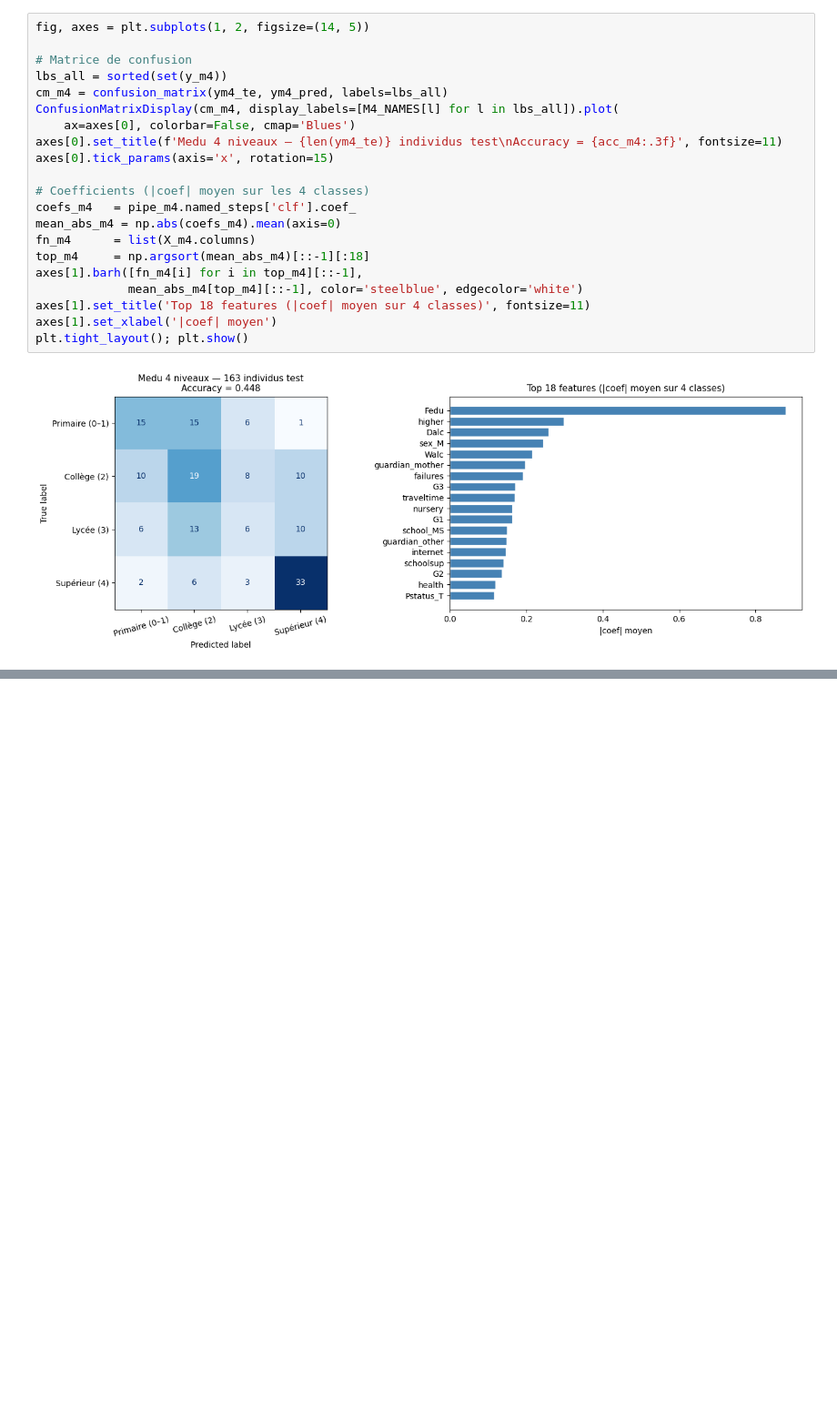
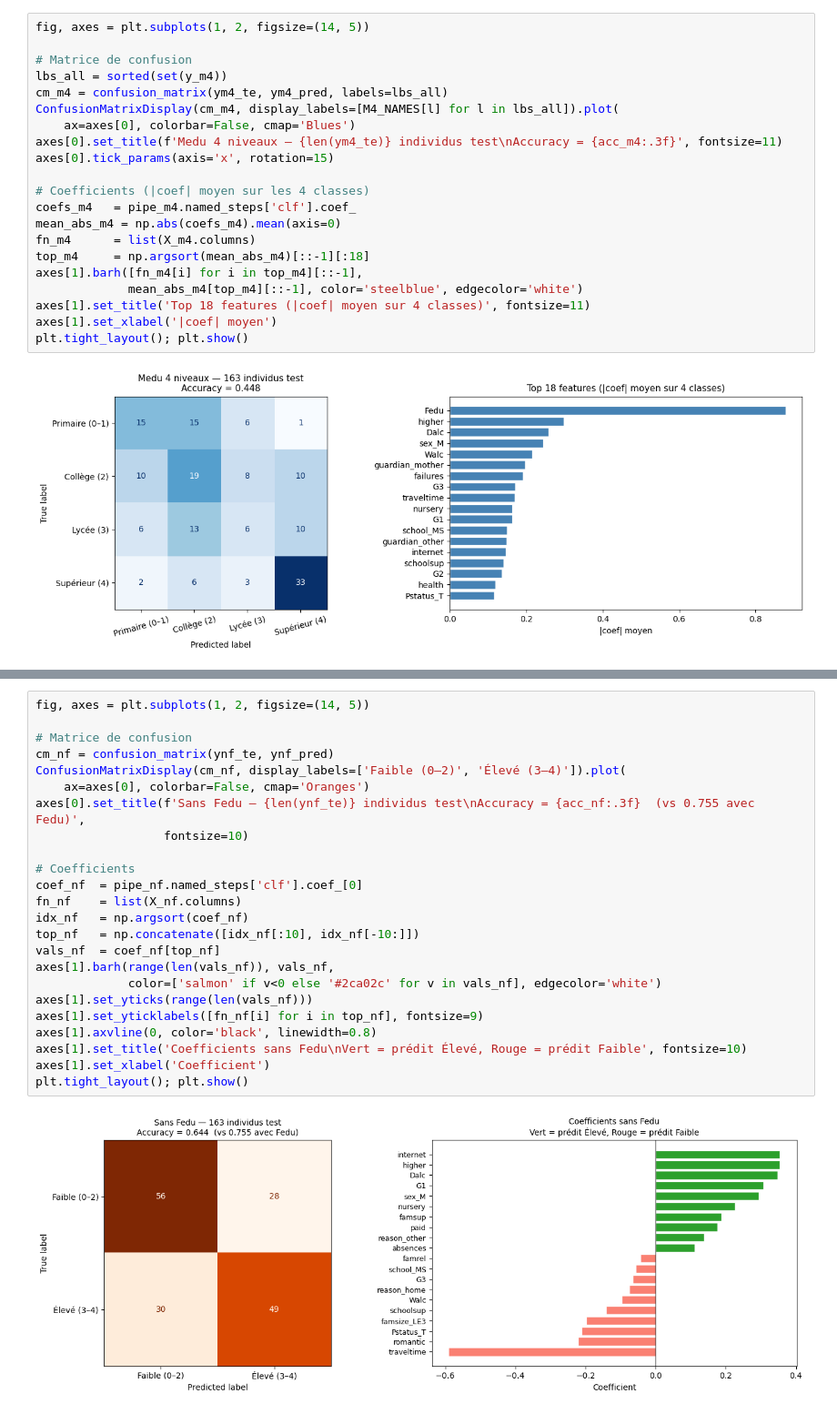
Before and after one commit to ArthurMAUGEEutc/sy09, a Jupyter notebook: effective/apprentissage_education.ipynb, the cells around one changed output, grey strips where cells are left out. Shown at 91% size. Saved outputs shown, nothing was run; the diff lists cells and outputs as text; blank space fills up the shorter version.

```diff
--- a/effective/apprentissage_education.ipynb
+++ b/effective/apprentissage_education.ipynb
@@ -363,0 +515,26 @@ mais permet une analyse plus fine des frontières entre niveaux d'éducation.
+# %%
+fig, axes = plt.subplots(1, 2, figsize=(14, 5))
+
+# Matrice de confusion
+cm_nf = confusion_matrix(ynf_te, ynf_pred)
+ConfusionMatrixDisplay(cm_nf, display_labels=['Faible (0–2)', 'Élevé (3–4)']).plot(
+    ax=axes[0], colorbar=False, cmap='Oranges')
+axes[0].set_title(f'Sans Fedu — {len(ynf_te)} individus test\nAccuracy = {acc_nf:.3f}  (vs 0.755 avec Fedu)',
+                  fontsize=10)
+
+# Coefficients
+coef_nf  = pipe_nf.named_steps['clf'].coef_[0]
+fn_nf    = list(X_nf.columns)
+idx_nf   = np.argsort(coef_nf)
+top_nf   = np.concatenate([idx_nf[:10], idx_nf[-10:]])
+vals_nf  = coef_nf[top_nf]
+axes[1].barh(range(len(vals_nf)), vals_nf,
+             color=['salmon' if v<0 else '#2ca02c' for v in vals_nf], edgecolor='white')
+axes[1].set_yticks(range(len(vals_nf)))
+axes[1].set_yticklabels([fn_nf[i] for i in top_nf], fontsize=9)
+axes[1].axvline(0, color='black', linewidth=0.8)
+axes[1].set_title('Coefficients sans Fedu\nVert = prédit Élevé, Rouge = prédit Faible', fontsize=10)
+axes[1].set_xlabel('Coefficient')
+plt.tight_layout(); plt.show()
+# %% [output]
+[figure, added]
```
Also changed, not shown: parts of 26 cells of this notebook, 3 other files.
